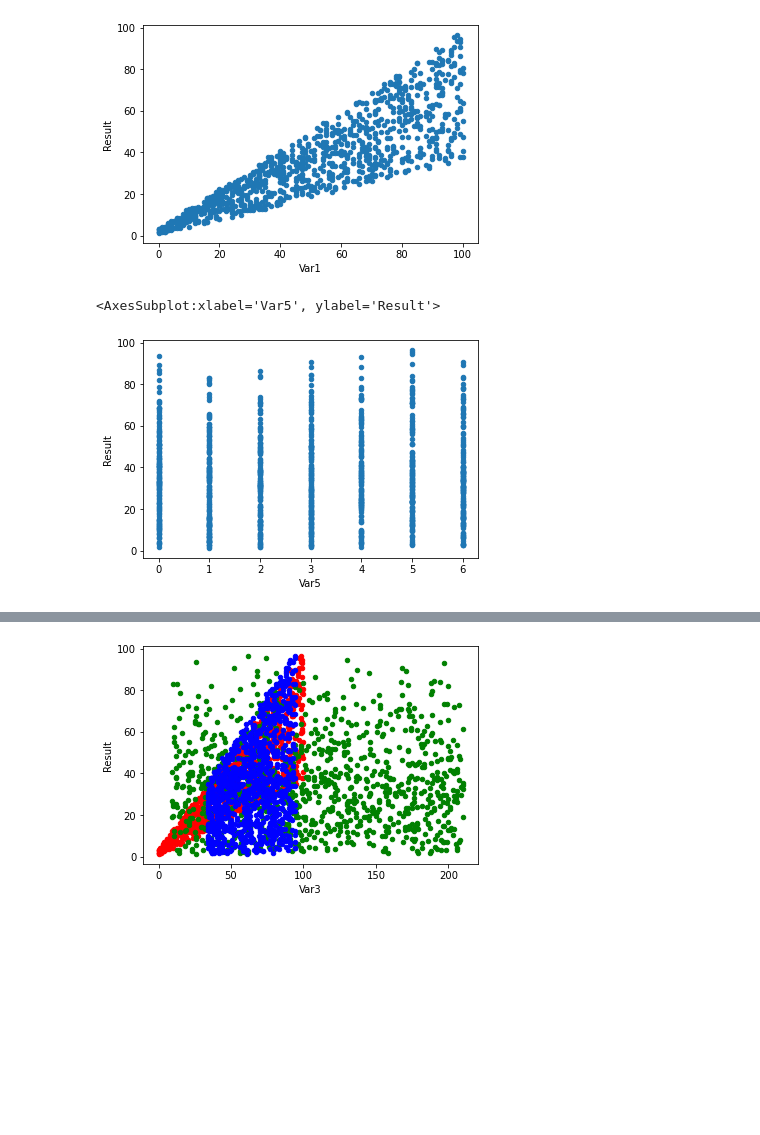
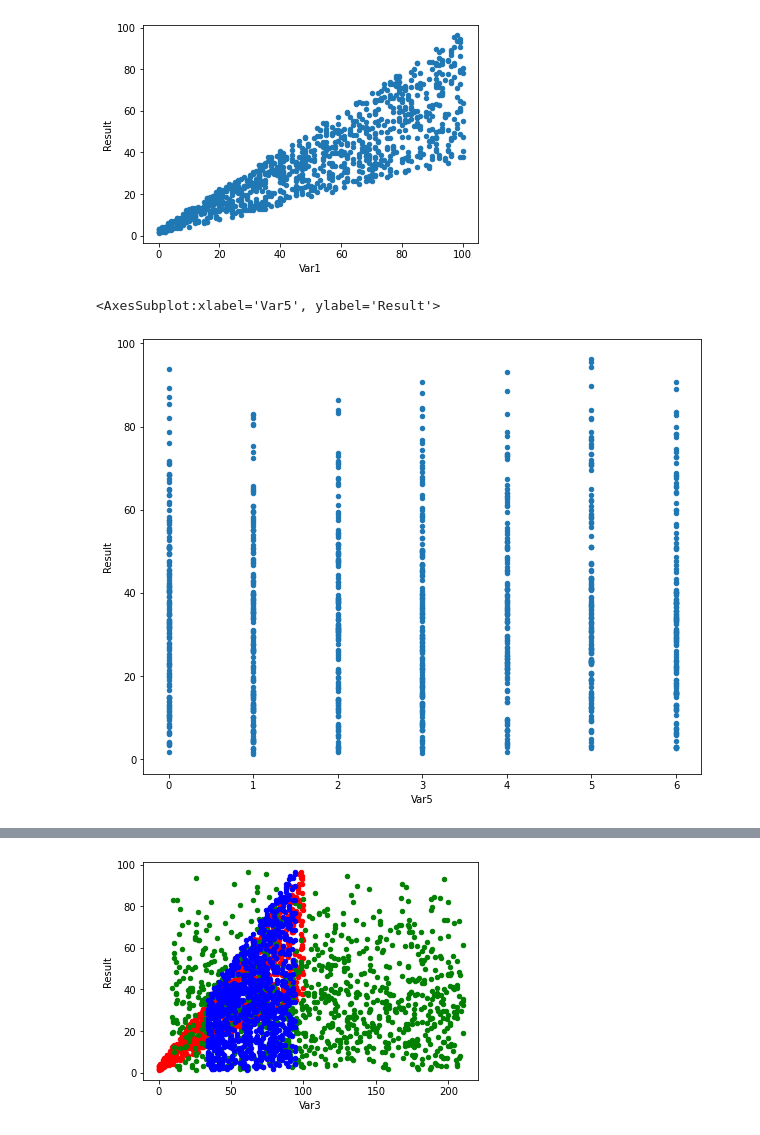
Before and after one commit to umaimehm/Intro_to_AI, a Jupyter notebook: 2021 Lab/Lab4/Untitled.ipynb, the cells around one changed output, grey strips where cells are left out. Saved outputs shown, nothing was run; the diff lists cells and outputs as text; code cells hidden in the pictures; blank space fills up the shorter version.

```diff
--- a/2021 Lab/Lab4/Untitled.ipynb
+++ b/2021 Lab/Lab4/Untitled.ipynb
@@ -58,10 +58,10 @@ df.plot.scatter(x = 'Var1', y = 'Result')
 <AxesSubplot:xlabel='Var1', ylabel='Result'>
 [figure]
 # %%
-df.plot.scatter(x = 'Var5', y = 'Result')
+df.plot.scatter(x = 'Var5', y = 'Result', figsize=(10,8))
 # %% [output]
 <AxesSubplot:xlabel='Var5', ylabel='Result'>
-[figure, old version]
+[figure, new version]
 # %%
 plt.matshow(df.corr())
 plt.show()
```
Also changed, not shown: parts of 44 cells of this notebook, 1 other file.
